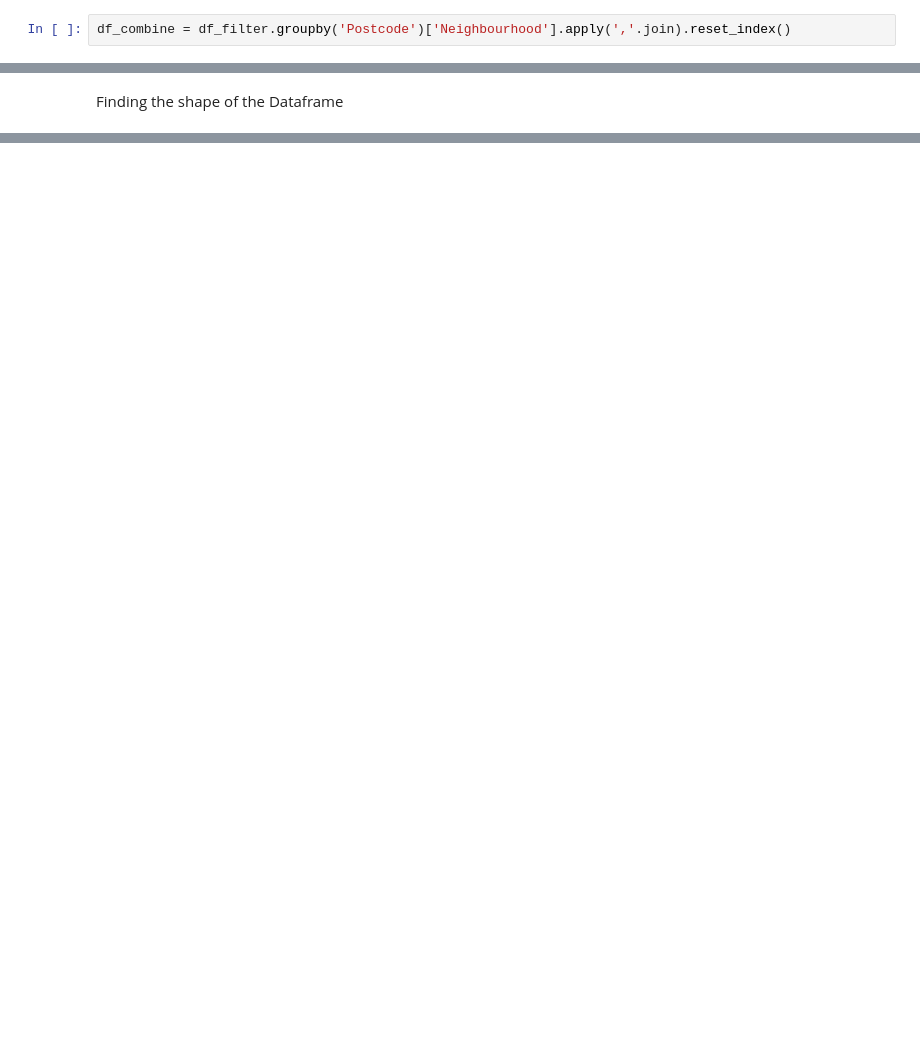
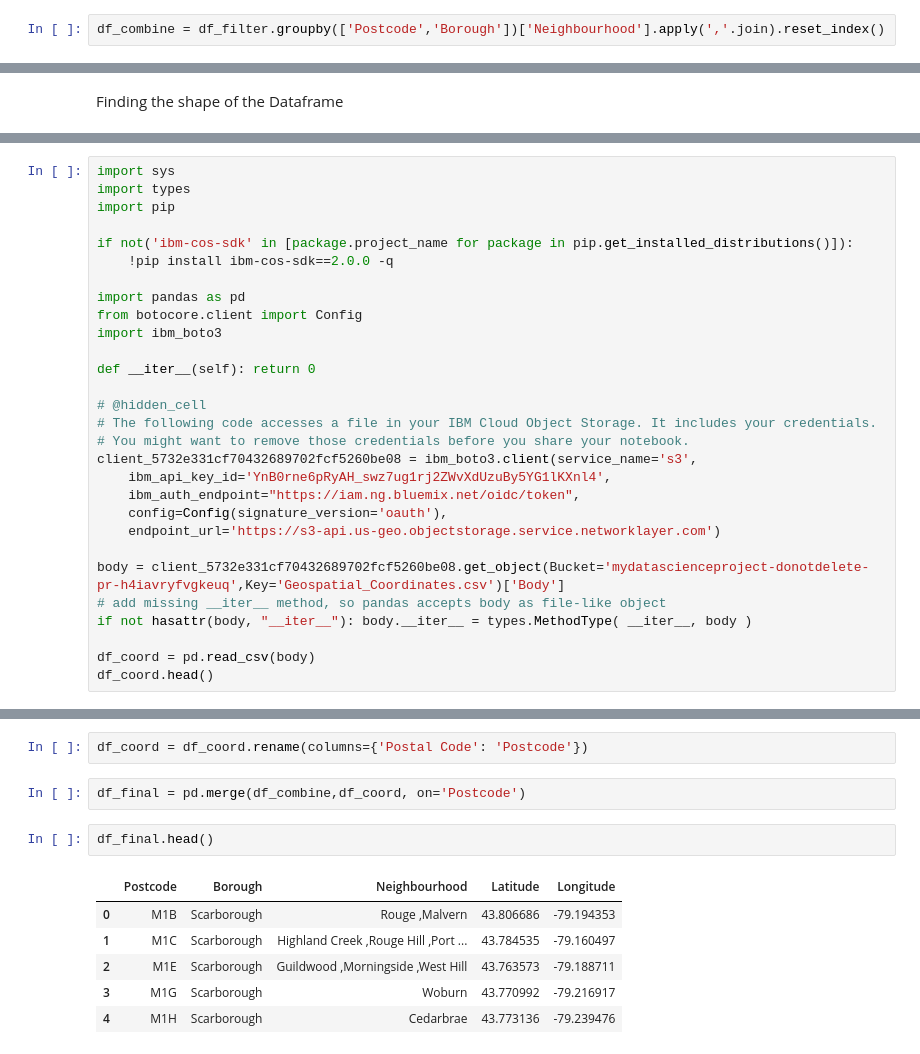
Before and after one commit to cybertron611/Coursera_Capstone, a Jupyter notebook: Coursera_Captsone_Week3.ipynb, the cells around one changed output, grey strips where cells are left out. Cells and saved outputs as stored; diff of their text form; blank space fills up the shorter version.

```diff
--- a/Coursera_Captsone_Week3.ipynb
+++ b/Coursera_Captsone_Week3.ipynb
@@ -121,5 +120,5 @@ df_filter.head(8)
 # %% [markdown]
 #### Grouping Dataset based on postcode and combining Neighbourhoods
 # %%
-df_combine = df_filter.groupby('Postcode')['Neighbourhood'].apply(','.join).reset_index()
+df_combine = df_filter.groupby(['Postcode','Borough'])['Neighbourhood'].apply(','.join).reset_index()
 # %%
@@ -144,0 +152,29 @@ df_combine.shape
+# %%
+import sys
+import types
+import pip
+
+if not('ibm-cos-sdk' in [package.project_name for package in pip.get_installed_distributions()]):
+    !pip install ibm-cos-sdk==2.0.0 -q
+
+import pandas as pd
+from botocore.client import Config
+import ibm_boto3
+
+def __iter__(self): return 0
+
+# @hidden_cell
+# The following code accesses a file in your IBM Cloud Object Storage. It includes your credentials.
+# You might want to remove those credentials before you share your notebook.
+client_5732e331cf70432689702fcf5260be08 = ibm_boto3.client(service_name='s3',
+    ibm_api_key_id='YnB0rne6pRyAH_swz7ug1rj2ZWvXdUzuBy5YG1lKXnl4',
+    ibm_auth_endpoint="https://iam.ng.bluemix.net/oidc/token",
+    config=Config(signature_version='oauth'),
+    endpoint_url='https://s3-api.us-geo.objectstorage.service.networklayer.com')
+
+body = client_5732e331cf70432689702fcf5260be08.get_object(Bucket='mydatascienceproject-donotdelete-pr-h4iavryfvgkeuq',Key='Geospatial_Coordinates.csv')['Body']
+# add missing __iter__ method, so pandas accepts body as file-like object
+if not hasattr(body, "__iter__"): body.__iter__ = types.MethodType( __iter__, body )
+
+df_coord = pd.read_csv(body)
+df_coord.head()
@@ -144,0 +189,13 @@ df_combine.shape
+# %%
+df_coord = df_coord.rename(columns={'Postal Code': 'Postcode'})
+# %%
+df_final = pd.merge(df_combine,df_coord, on='Postcode')
+# %%
+df_final.head()
+# %% [output]
+|  | Postcode | Borough | Neighbourhood | Latitude | Longitude |
+| 0 | M1B | Scarborough | Rouge ,Malvern | 43.806686 | -79.194353 |
+| 1 | M1C | Scarborough | Highland Creek ,Rouge Hill ,Port ... | 43.784535 | -79.160497 |
+| 2 | M1E | Scarborough | Guildwood ,Morningside ,West Hill | 43.763573 | -79.188711 |
+| 3 | M1G | Scarborough | Woburn | 43.770992 | -79.216917 |
+| 4 | M1H | Scarborough | Cedarbrae | 43.773136 | -79.239476 |
```
Also changed, not shown: parts of 5 cells of this notebook.
